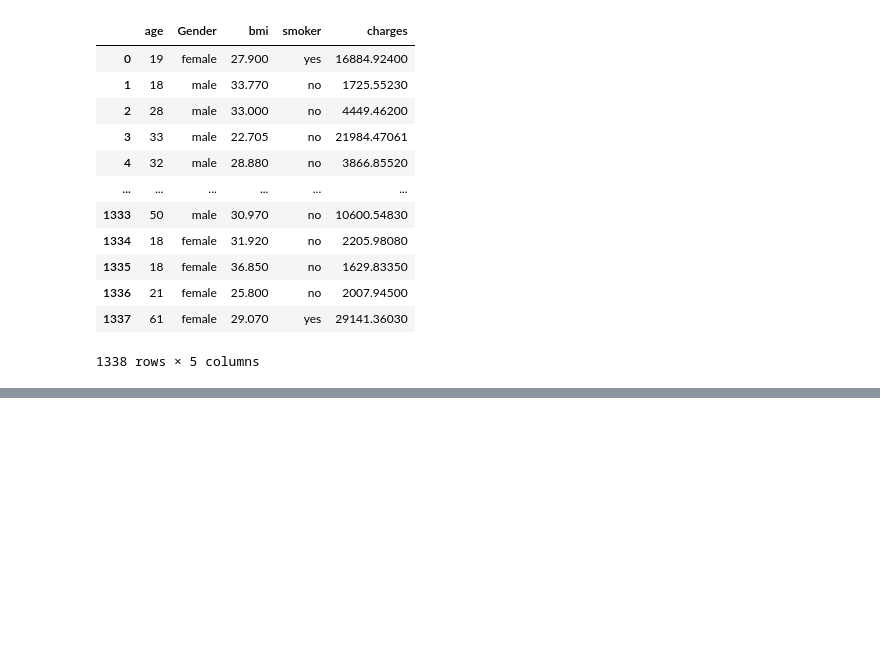
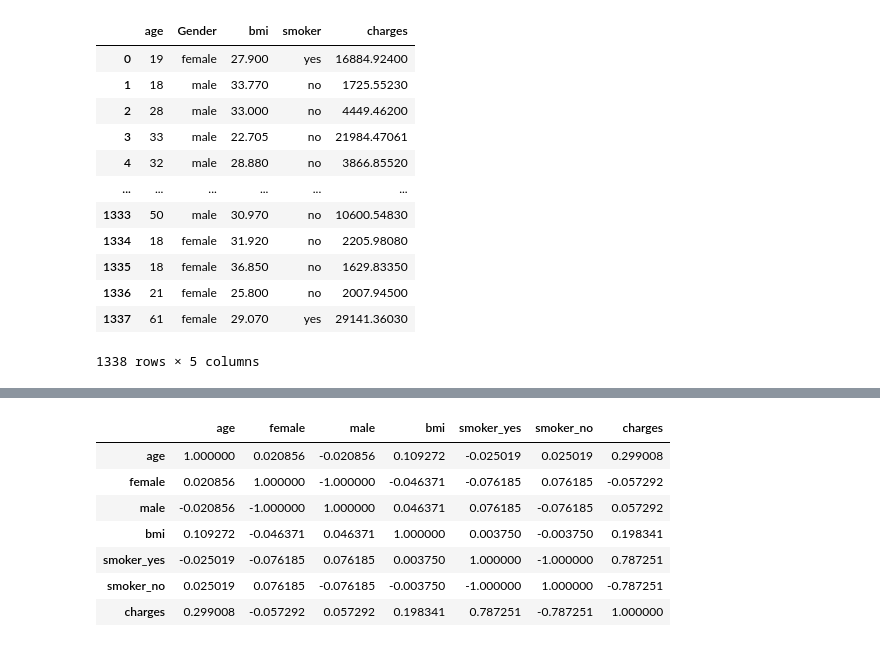
Before and after one commit to dymasius12/Python_CDS_Assignment2, a Jupyter notebook: Assignment2-A_dymasiusyusuf.sitepu@globalfoundries.com.ipynb, the cells around one changed output, grey strips where cells are left out. Saved outputs shown, nothing was run; the diff lists cells and outputs as text; code cells hidden in the pictures; blank space fills up the shorter version.

```diff
--- a/Assignment2-A_dymasiusyusuf.sitepu@globalfoundries.com.ipynb
+++ b/Assignment2-A_dymasiusyusuf.sitepu@globalfoundries.com.ipynb
@@ -327,0 +378,15 @@ df_drop
+# %%
+#calculate correlation
+corr_matrix = df_encoded_renamed.corr('pearson') #kind of correlation->  ‘pearson’, ‘kendall’, ‘spearman’
+#plot correlation
+corr_matrix.style.background_gradient(cmap='coolwarm')
+# 'RdBu_r', 'BrBG_r', & PuOr_r are other good diverging colormaps
+# %% [output]
+|  | age | female | male | bmi | smoker_yes | smoker_no | charges |
+| age | 1.000000 | 0.020856 | -0.020856 | 0.109272 | -0.025019 | 0.025019 | 0.299008 |
+| female | 0.020856 | 1.000000 | -1.000000 | -0.046371 | -0.076185 | 0.076185 | -0.057292 |
+| male | -0.020856 | -1.000000 | 1.000000 | 0.046371 | 0.076185 | -0.076185 | 0.057292 |
+| bmi | 0.109272 | -0.046371 | 0.046371 | 1.000000 | 0.003750 | -0.003750 | 0.198341 |
+| smoker_yes | -0.025019 | -0.076185 | 0.076185 | 0.003750 | 1.000000 | -1.000000 | 0.787251 |
+| smoker_no | 0.025019 | 0.076185 | -0.076185 | -0.003750 | -1.000000 | 1.000000 | -0.787251 |
+| charges | 0.299008 | -0.057292 | 0.057292 | 0.198341 | 0.787251 | -0.787251 | 1.000000 |
```
Also changed, not shown: parts of 9 cells of this notebook.
